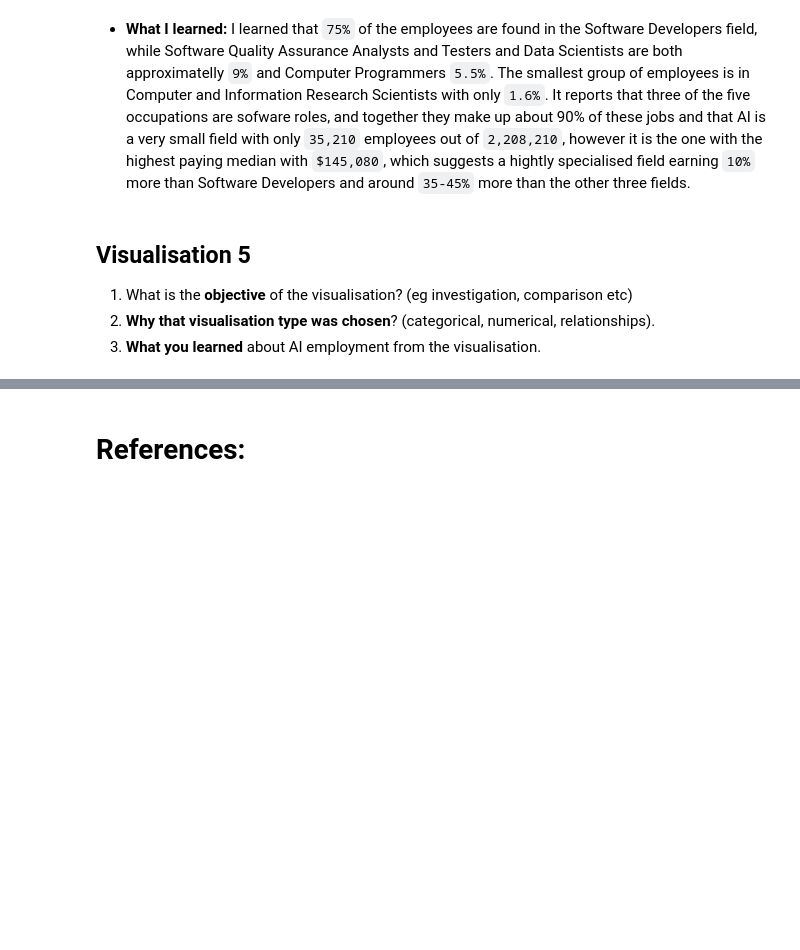
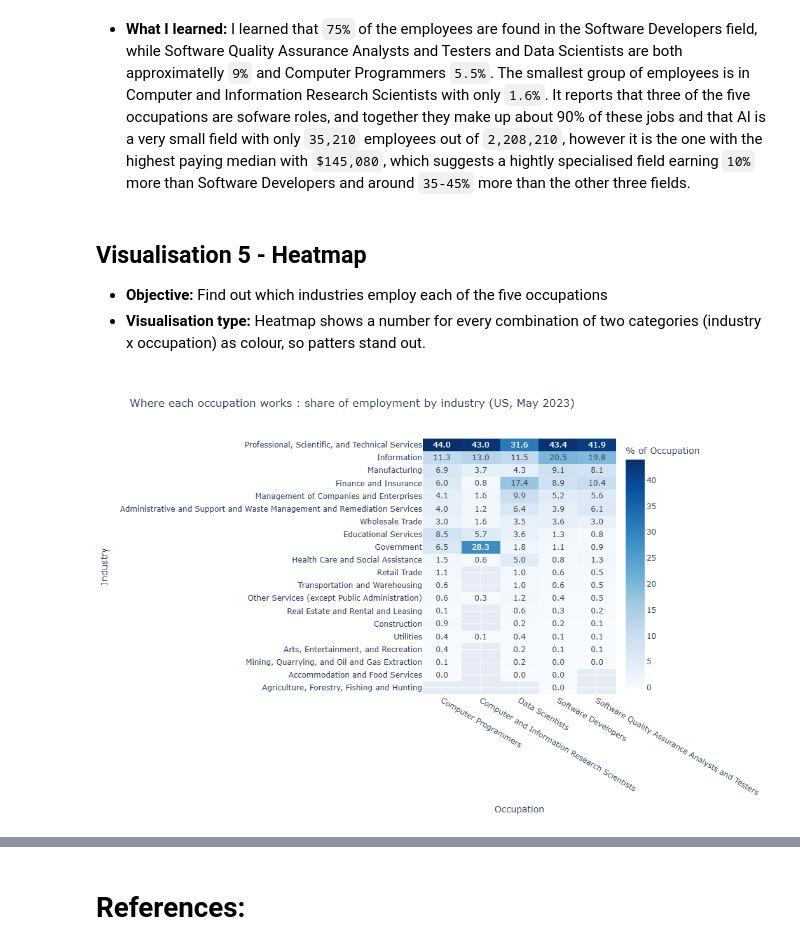
Before and after one commit to BarbSouza/data-visualisation, a Jupyter notebook: data-visualisation.ipynb, the cells around one changed output, grey strips where cells are left out. Cells and saved outputs as stored; diff of their text form; code cells hidden in the pictures; blank space fills up the shorter version.

```diff
--- a/data-visualisation.ipynb
+++ b/data-visualisation.ipynb
@@ -495,7 +495,26 @@ Total of employees across AI, data science and software occupations: 2,208,210
 # %% [markdown]
 - **What I learned:** I learned that `75%` of the employees are found in the Software Developers field, while Software Quality Assurance Analysts and Testers and Data Scientists are both approximatelly `9%` and Computer Programmers `5.5%`. The smallest group of employees is in Computer and Information Research Scientists with only `1.6%`. It reports that three of the five occupations are sofware roles, and together they make up about 90% of these jobs and that AI is a very small field with only `35,210` employees out of `2,208,210`, however it is the one with the highest paying median with `$145,080`, which suggests a hightly specialised field earning `10%` more than Software Developers and around `35-45%` more than the other three fields.
 # %% [markdown]
-## Visualisation 5
-1. What is the **objective** of the visualisation? (eg investigation, comparison etc)
-2. **Why that visualisation type was chosen**? (categorical, numerical, relationships).
-3. **What you learned** about AI employment from the visualisation.
+## Visualisation 5 - Heatmap
+- **Objective:** Find out which industries employ each of the five occupations
+- **Visualisation type:** Heatmap shows a number for every combination of two categories (industry x occupation) as colour, so patters stand out.
+# %%
+industry_fields = industry[industry["OCC_TITLE"].isin(fields)].copy()
+industry_fields["NAICS_TITLE"] = industry_fields["NAICS_TITLE"].replace({"Federal, State, and Local Government, excluding State and Local Government Schools and Hospitals and the U.S. Postal Service (OEWS Designation)": "Government"})
+industry_grid = industry_fields.pivot(index="NAICS_TITLE",
+                             columns="OCC_TITLE",
+                             values="TOT_EMP")
+industry_grid_pct = industry_grid / industry_grid.sum() * 100
+industry_grid_pct = industry_grid_pct.sort_values(by="Software Developers", ascending=False)
+fig_heat = px.imshow(
+    industry_grid_pct,
+    text_auto=".1f",
+    aspect="auto",
+    color_continuous_scale="Blues",
+    labels=dict(x = "Occupation", y = "Industry", color = "% of Occupation"),
+    title = "Where each occupation works : share of employment by industry (US, May 2023)",
+    height = 700
+)
+fig_heat.show()
+# %% [output]
+[figure, added]
```
Also changed, not shown: parts of 6 cells of this notebook.
